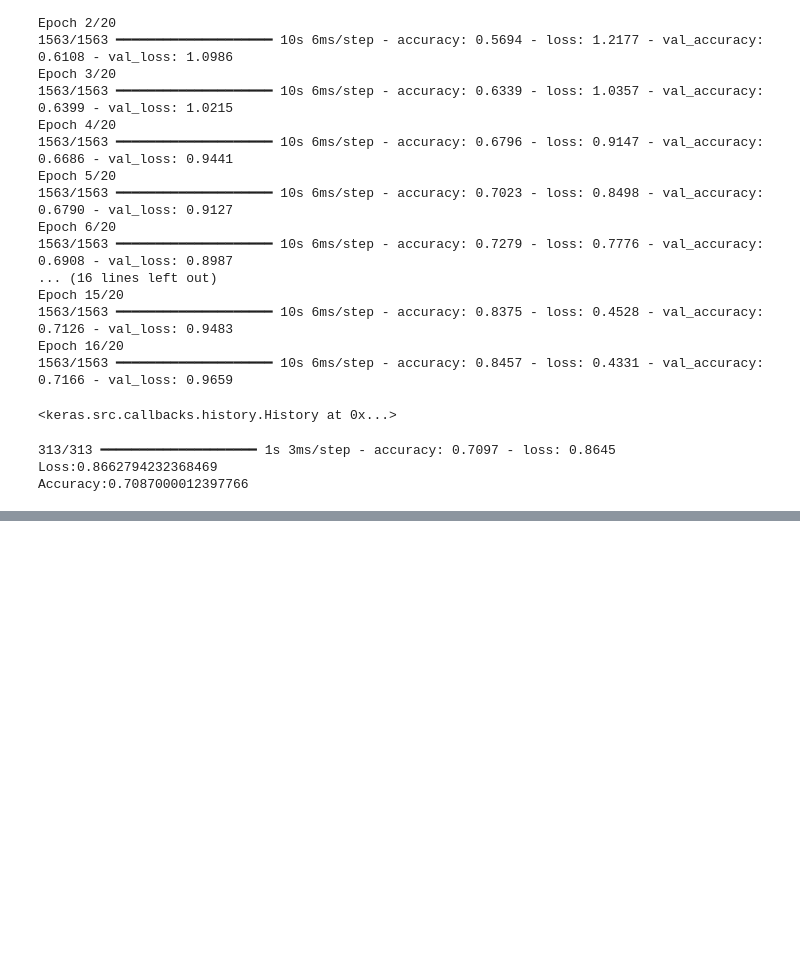
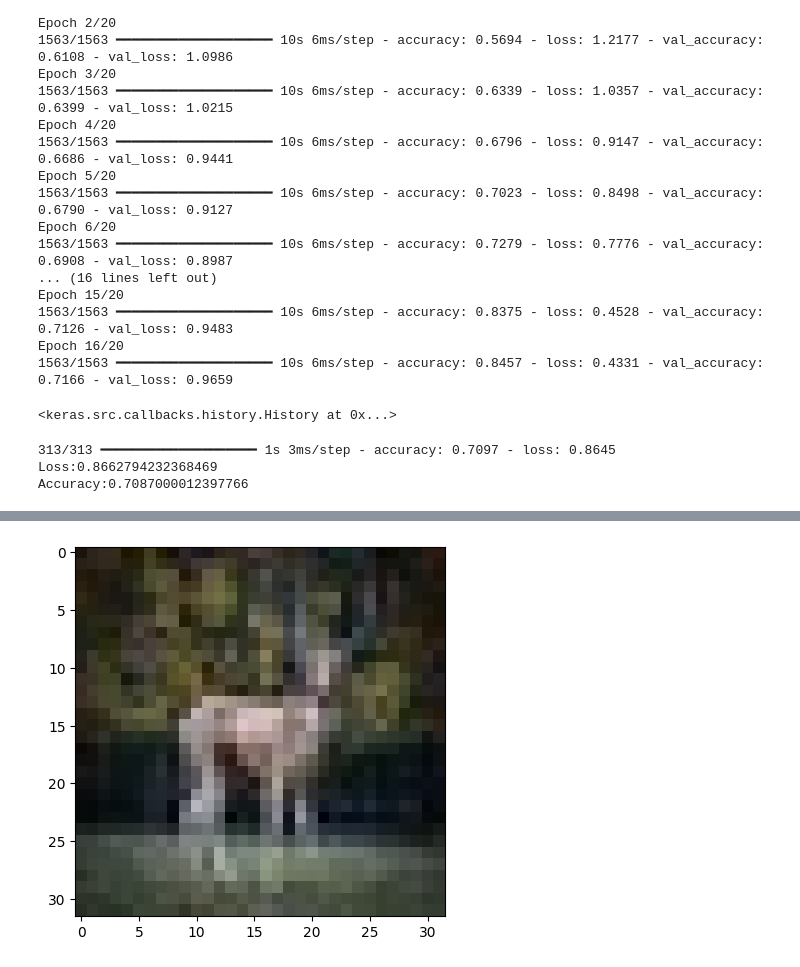
Before and after one commit to furkan-uzmez/ImageRecognition, a Jupyter notebook: model.ipynb, the cells around one changed output, grey strips where cells are left out. Cells and saved outputs as stored; diff of their text form; code cells hidden in the pictures; blank space fills up the shorter version.

Commit message:
predict some images from internet

```diff
--- a/model.ipynb
+++ b/model.ipynb
@@ -202,3 +202,15 @@ print(f"Loss:{loss}\nAccuracy:{accuracy}")
 313/313 ━━━━━━━━━━━━━━━━━━━━ 1s 3ms/step - accuracy: 0.7097 - loss: 0.8645
 Loss:0.8662794232368469
 Accuracy:0.7087000012397766
+# %%
+import cv2 as cv
+import numpy as np
+image = cv.imread('deer.jpg')
+image = cv.cvtColor(image,cv.COLOR_BGR2RGB) # convert to RGB
+
+plt.imshow(image,cmap=plt.cm.binary)
+
+prediction = model3.predict(np.array([image]) / 255) # normalize input and predict
+index = np.argmax(prediction) # choose most probability in 10 output
+print("Prediction:",class_names[index])
+# %% [output]
@@ -204,0 +219 @@ Accuracy:0.7087000012397766
+[figure, added]
```
Also changed, not shown: parts of 2 cells of this notebook, 2 other files.
